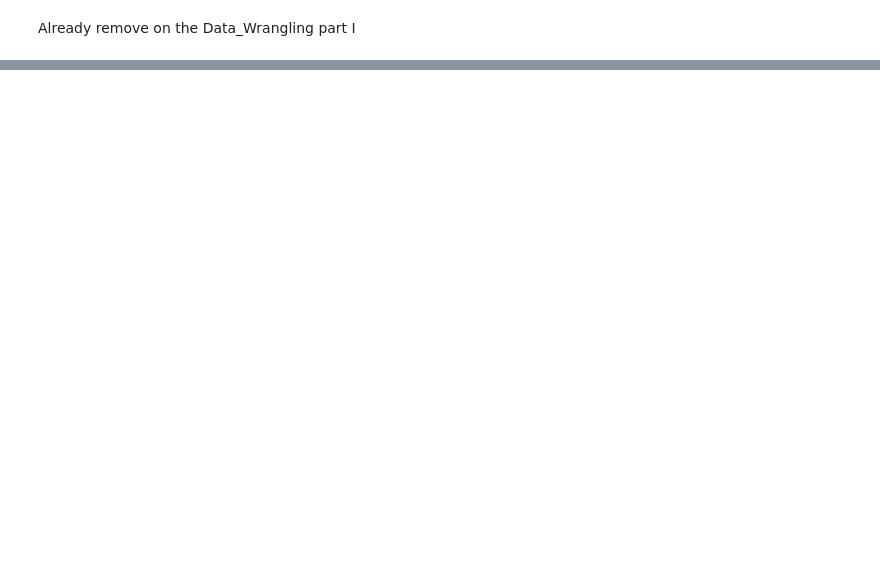
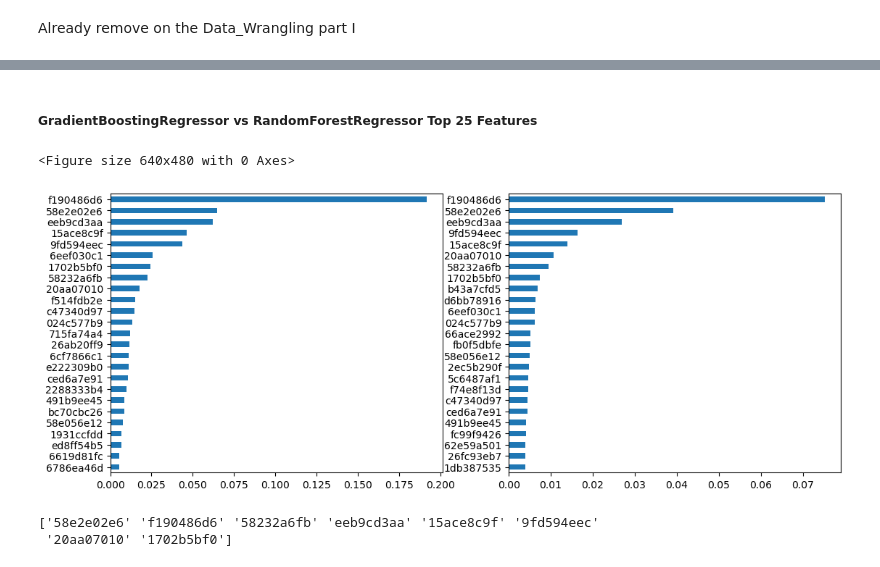
Before and after one commit to thaisangcr7/Capstone_2, a Jupyter notebook: A_Work_Files/EDA_Santander_Value_Prediction.ipynb, the cells around one changed output, grey strips where cells are left out. Drawn from its saved outputs; the diff is of its cells as text; code cells hidden in the pictures; blank space fills up the shorter version.

```diff
--- a/A_Work_Files/EDA_Santander_Value_Prediction.ipynb
+++ b/A_Work_Files/EDA_Santander_Value_Prediction.ipynb
@@ -97,0 +189,5 @@ Test set Size : (49342, 4735)
+# %%
+# Find feature importance
+clf_rf = RandomForestRegressor(random_state = 42)
+clf_rf.fit(X_train, y_train)
+print(clf_rf)
@@ -97,0 +198,8 @@ Test set Size : (49342, 4735)
+# %%
+# RandomForestRegressor feature importance - top 25
+feat_importances_rf = pd.Series(clf_rf.feature_importances_, index=X_train.columns)
+feat_importances_rf = feat_importances_rf.nlargest(25)
+plt.figure(figsize=(16,8))
+feat_importances_rf.plot(kind='barh')
+plt.gca().invert_yaxis()
+plt.show()
@@ -97,0 +222,23 @@ Test set Size : (49342, 4735)
+# %% [markdown]
+##### GradientBoostingRegressor vs RandomForestRegressor Top 25 Features
+# %%
+plt.figure()
+fig, ax = plt.subplots(1, 2, figsize=(13,5))
+feat_importances_gb.plot(kind='barh', ax=ax[0])
+feat_importances_rf.plot(kind='barh', ax=ax[1])
+ax[0].invert_yaxis()
+ax[1].invert_yaxis()
+plt.show()
+# %% [output]
+<Figure size 640x480 with 0 Axes>
+[figure, added]
+# %%
+s1 = pd.Series(clf_gb.feature_importances_, index=X_train.columns).nlargest(10).index
+s2 = pd.Series(clf_rf.feature_importances_, index=X_train.columns).nlargest(10).index
+
+common_features = pd.Series(list(set(s1).intersection(set(s2)))).values
+
+print(common_features)
+# %% [output]
+['58e2e02e6' 'f190486d6' '58232a6fb' 'eeb9cd3aa' '15ace8c9f' '9fd594eec'
+ '20aa07010' '1702b5bf0']
```
Also changed, not shown: parts of 24 cells of this notebook.
